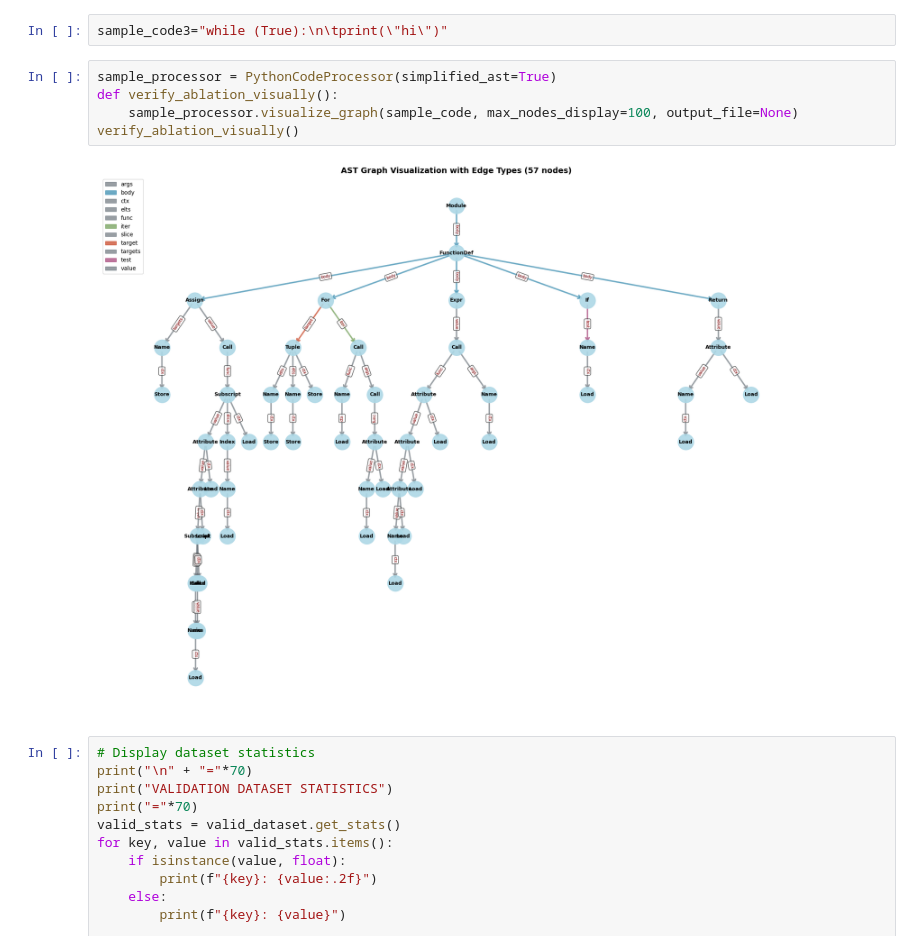
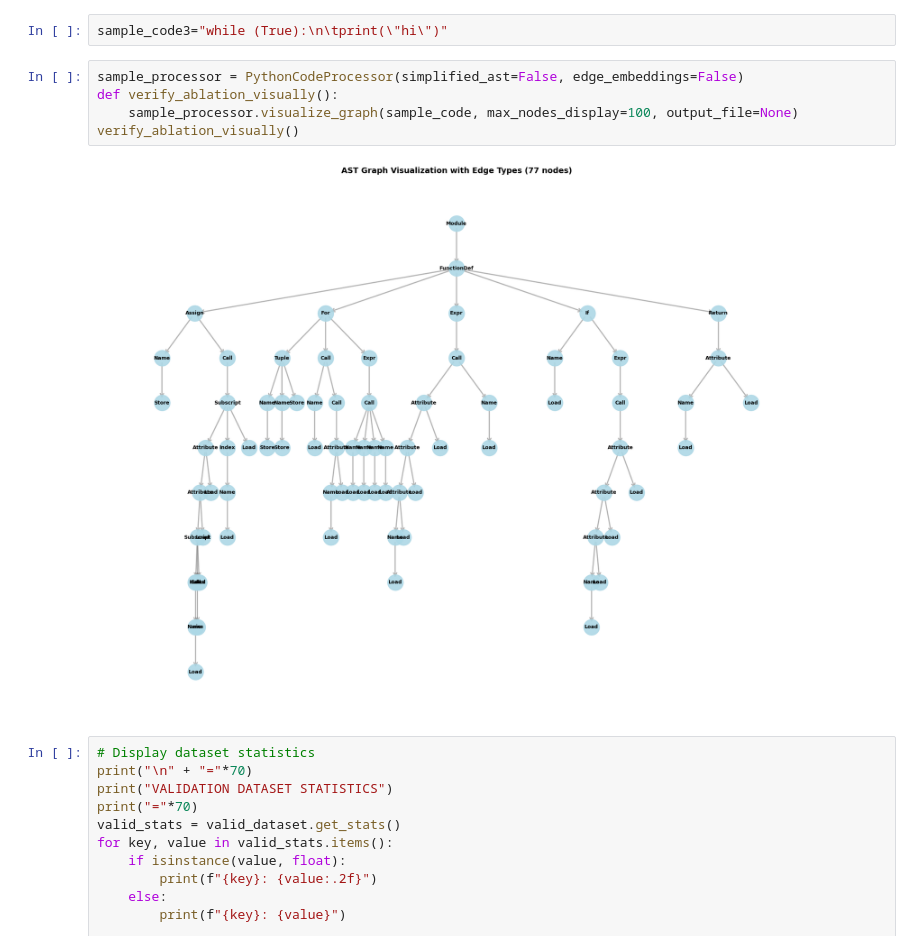
Before and after one commit to kyleenliao/Graph-based-Human-vs.-LLM-Code-Classifier, a Jupyter notebook: classifier-ablation-studies.ipynb, the cells around one changed output. Saved outputs shown, nothing was run; the diff lists cells and outputs as text.

Commit message:
edge type ablation

```diff
--- a/classifier-ablation-studies.ipynb
+++ b/classifier-ablation-studies.ipynb
@@ -172,12 +172,12 @@ sample_code2="def fibonacci(n):\n\tif (n==1):\n\t\treturn 1\n\telif (n==2):\n\t\
 # %%
 sample_code3="while (True):\n\tprint(\"hi\")"
 # %%
-sample_processor = PythonCodeProcessor(simplified_ast=True)
+sample_processor = PythonCodeProcessor(simplified_ast=False, edge_embeddings=False)
 def verify_ablation_visually():
     sample_processor.visualize_graph(sample_code, max_nodes_display=100, output_file=None)
 verify_ablation_visually()
 # %% [output]
-[figure, old version]
+[figure, new version]
 # %%
 # Display dataset statistics
 print("\n" + "="*70)
```
Also changed, not shown: 1 other file.
